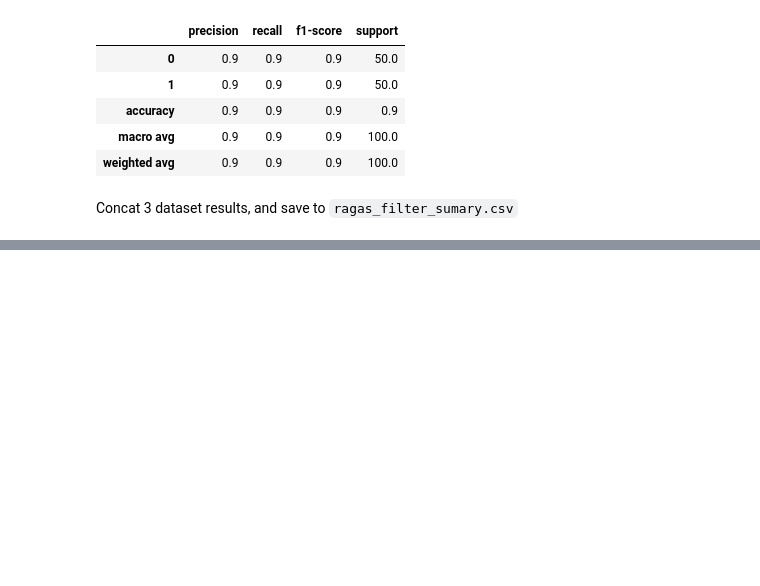
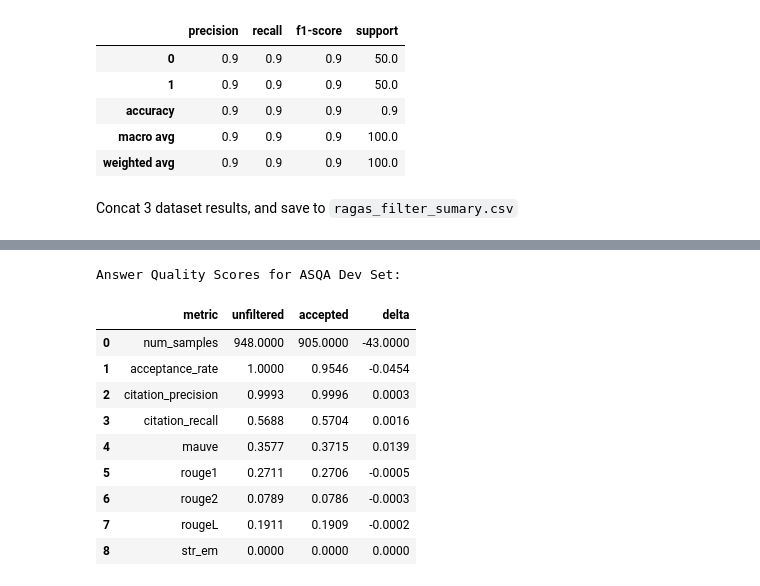
Before and after one commit to Htaaxx/ragas-evaluation, a Jupyter notebook: notebooks/filter-with-ragas.ipynb, the cells around one changed output, grey strips where cells are left out. Cells and saved outputs as stored; diff of their text form; code cells hidden in the pictures; blank space fills up the shorter version.

```diff
--- a/notebooks/filter-with-ragas.ipynb
+++ b/notebooks/filter-with-ragas.ipynb
@@ -625,0 +706,10 @@ display(summary_df)
+# %%
+asqa_dev_path =  "../results/asqa_normal_rag_predictions.csv"
+asqa_checkpoint_path = OUTPUT_ANS / "asqa_ragas_checkpoints.csv"
+
+asqa_dev_df = pd.read_csv(asqa_dev_path)
+asqa_dev_feature_df = extractor.transform(data=asqa_dev_df,
+                                    feature_path=OUTPUT_ANS/"asqa_dev_ragas_features.csv",
+                                    checkpoint_path=OUTPUT_ANS/"asqa_ragas_checkpoints.csv")
+print(f"Save RAGAS features to {OUTPUT_ANS/'asqa_dev_ragas_features.csv'}")
+display(asqa_dev_feature_df.describe().T)
@@ -625,0 +723,17 @@ display(summary_df)
+# %%
+asqa_dev_filter = ragas_filter.run(data=asqa_dev_df, feature_df=asqa_dev_feature_df,
+                               filter_path=OUTPUT_ANS / "asqa_dev_filtered.csv",
+                                 data_name="asqa_dev", eval_mode="quality")
+plot_evaluation_results(asqa_dev_filter['evaluation'], data_name="ASQA Dev Set")
+# %% [output]
+Answer Quality Scores for ASQA Dev Set:
+|  | metric | unfiltered | accepted | delta |
+| 0 | num_samples | 948.0000 | 905.0000 | -43.0000 |
+| 1 | acceptance_rate | 1.0000 | 0.9546 | -0.0454 |
+| 2 | citation_precision | 0.9993 | 0.9996 | 0.0003 |
+| 3 | citation_recall | 0.5688 | 0.5704 | 0.0016 |
+| 4 | mauve | 0.3577 | 0.3715 | 0.0139 |
+| 5 | rouge1 | 0.2711 | 0.2706 | -0.0005 |
+| 6 | rouge2 | 0.0789 | 0.0786 | -0.0003 |
+| 7 | rougeL | 0.1911 | 0.1909 | -0.0002 |
+| 8 | str_em | 0.0000 | 0.0000 | 0.0000 |
```
Also changed, not shown: parts of 18 cells of this notebook, 25 other files.
